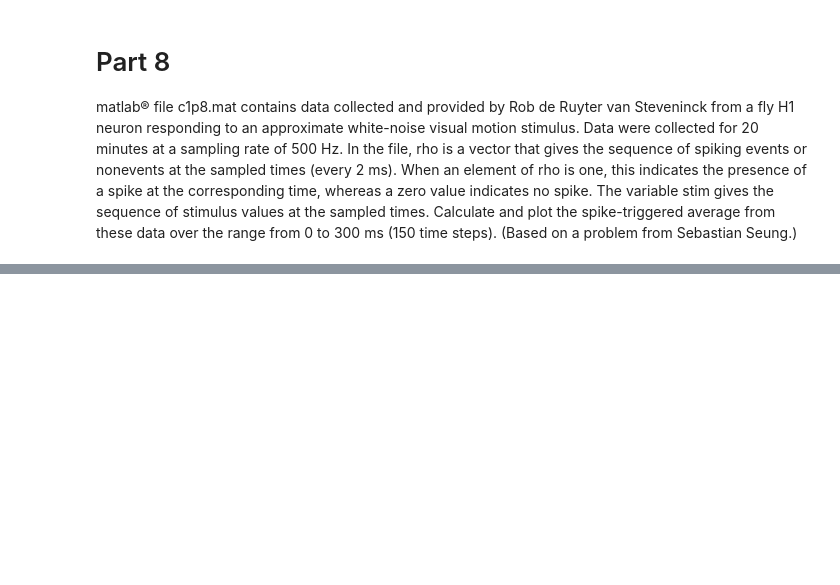
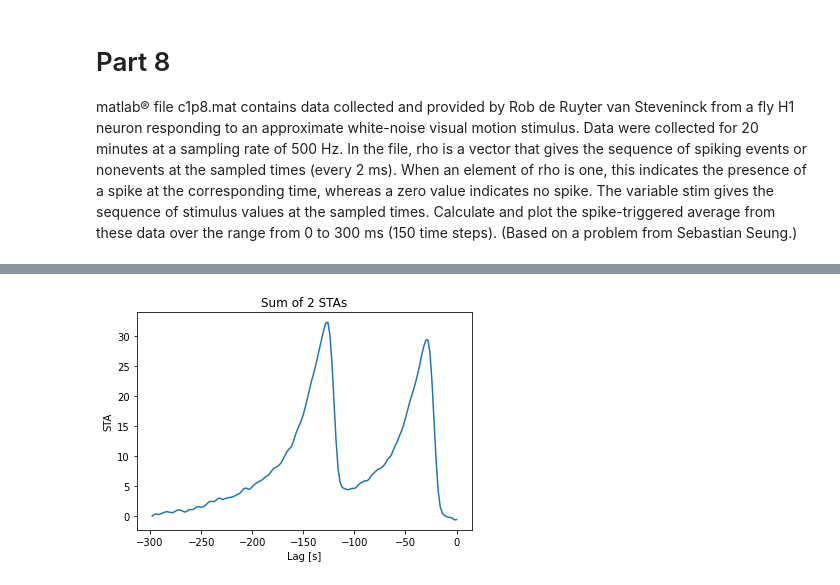
Before and after one commit to Revanchist317/DA_exercises, a Jupyter notebook: Chapter 1.ipynb, the cells around one changed output, grey strips where cells are left out. Saved outputs shown, nothing was run; the diff lists cells and outputs as text; code cells hidden in the pictures; blank space fills up the shorter version.

```diff
--- a/Chapter 1.ipynb
+++ b/Chapter 1.ipynb
@@ -737,0 +834,10 @@ plt.show()
+# %%
+# Just to check we are doing things correctly, plot the sum of the two STAs with 100 ms separation
+plt.figure()
+plt.plot(1000*lags_H1[round(len(lags_H1)/2)-150:round(len(lags_H1)/2)], two_STA[round(len(lags_H1)/2)-150:round(len(lags_H1)/2)])
+plt.xlabel('Lag [s]')
+plt.ylabel('STA')
+plt.title('Sum of 2 STAs')
+plt.show()
+# %% [output]
+[figure, added]
```
Also changed, not shown: parts of 14 cells of this notebook.
